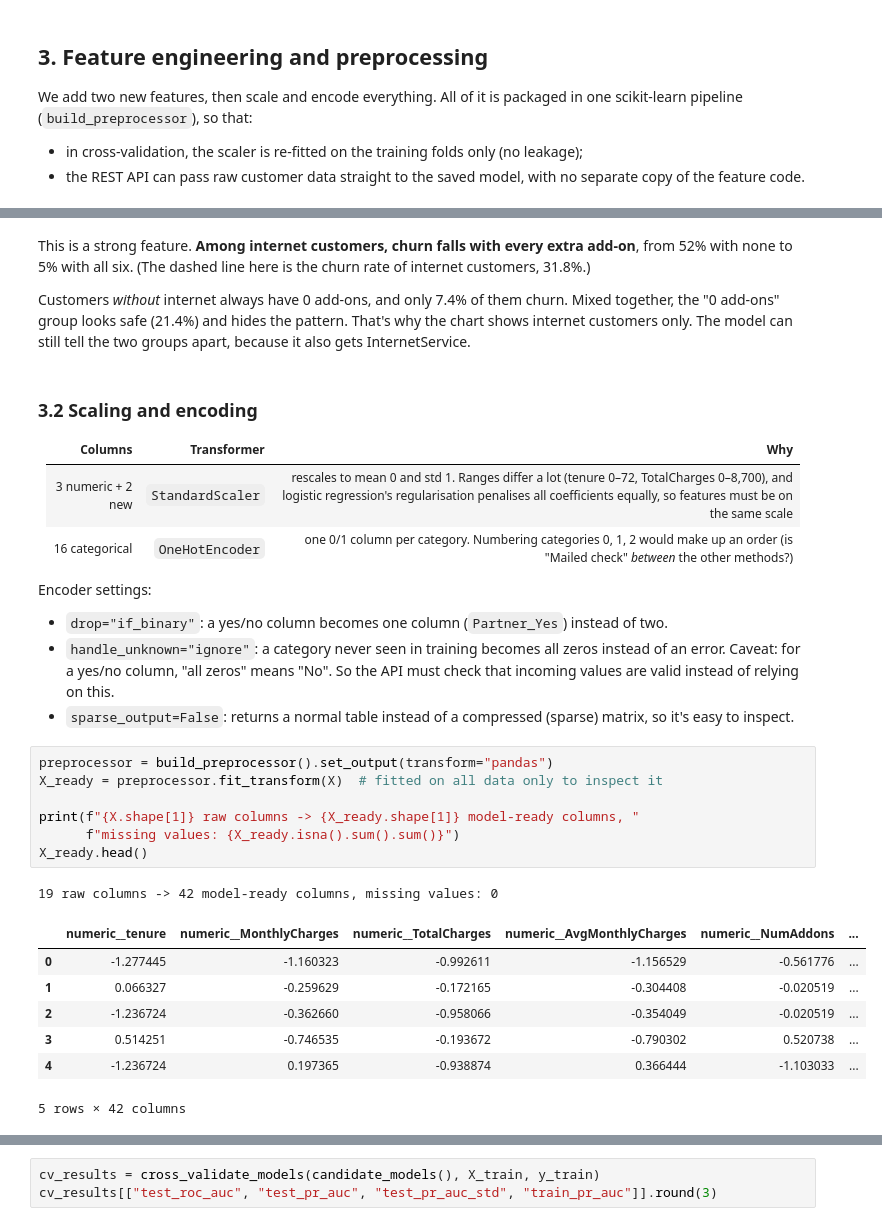
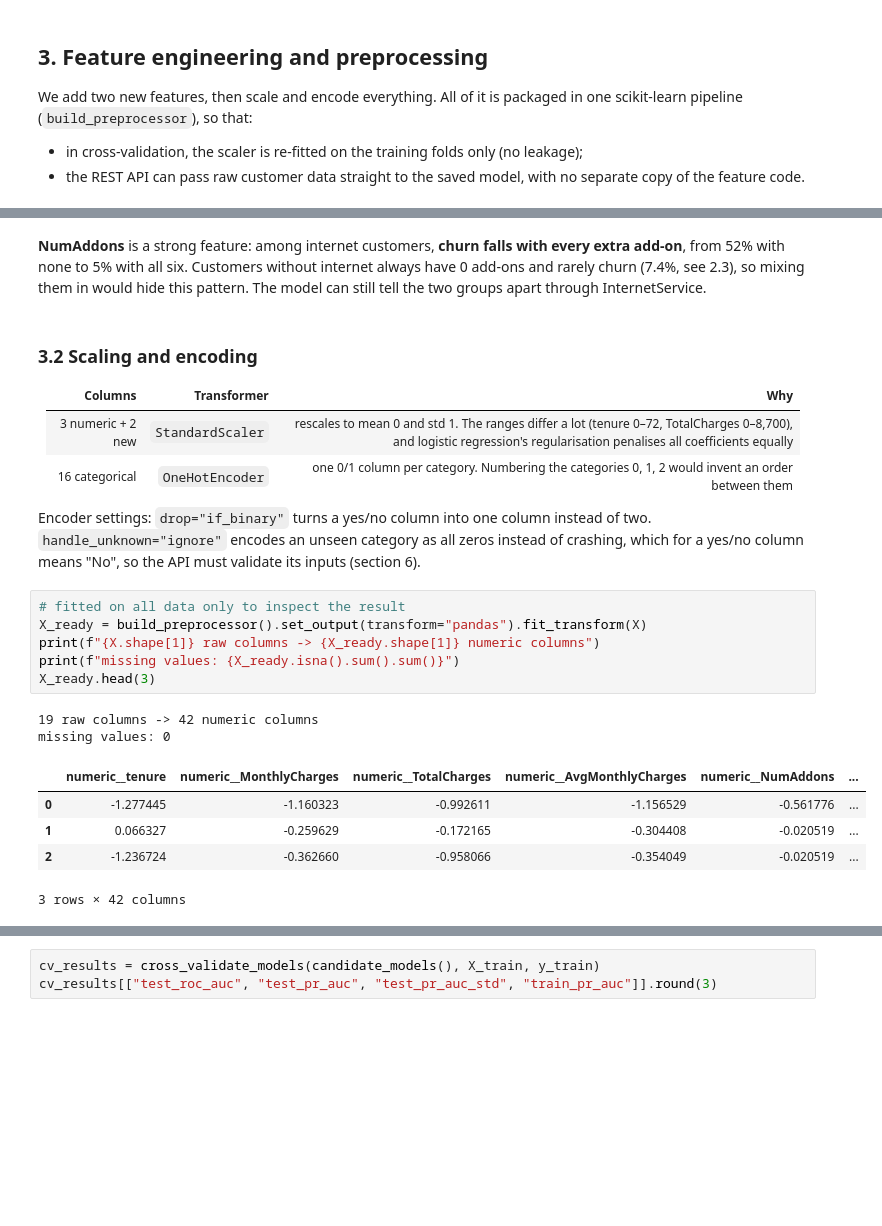
Before and after one commit to MuteMuty/telco-churn, a Jupyter notebook: notebooks/churn_analysis.ipynb, the cells around one changed output, grey strips where cells are left out. Drawn from its saved outputs; the diff is of its cells as text; blank space fills up the shorter version.

```diff
--- a/notebooks/churn_analysis.ipynb
+++ b/notebooks/churn_analysis.ipynb
@@ -361,34 +282,27 @@ plt.show()
 # %% [output]
 [figure]
 # %% [markdown]
-This is a strong feature. **Among internet customers, churn falls with every extra add-on**, from 52% with none to 5% with all six. (The dashed line here is the churn rate of internet customers, 31.8%.)
-
-Customers *without* internet always have 0 add-ons, and only 7.4% of them churn. Mixed together, the "0 add-ons" group looks safe (21.4%) and hides the pattern. That's why the chart shows internet customers only. The model can still tell the two groups apart, because it also gets InternetService.
+**NumAddons** is a strong feature: among internet customers, **churn falls with every extra add-on**, from 52% with none to 5% with all six. Customers without internet always have 0 add-ons and rarely churn (7.4%, see 2.3), so mixing them in would hide this pattern. The model can still tell the two groups apart through InternetService.
 # %% [markdown]
 ### 3.2 Scaling and encoding
 
 | Columns | Transformer | Why |
 |---|---|---|
-| 3 numeric + 2 new | `StandardScaler` | rescales to mean 0 and std 1. Ranges differ a lot (tenure 0–72, TotalCharges 0–8,700), and logistic regression's regularisation penalises all coefficients equally, so features must be on the same scale |
-| 16 categorical | `OneHotEncoder` | one 0/1 column per category. Numbering categories 0, 1, 2 would make up an order (is "Mailed check" *between* the other methods?) |
+| 3 numeric + 2 new | `StandardScaler` | rescales to mean 0 and std 1. The ranges differ a lot (tenure 0–72, TotalCharges 0–8,700), and logistic regression's regularisation penalises all coefficients equally |
+| 16 categorical | `OneHotEncoder` | one 0/1 column per category. Numbering the categories 0, 1, 2 would invent an order between them |
 
-Encoder settings:
-- `drop="if_binary"`: a yes/no column becomes one column (`Partner_Yes`) instead of two.
-- `handle_unknown="ignore"`: a category never seen in training becomes all zeros instead of an error. Caveat: for a yes/no column, "all zeros" means "No". So the API must check that incoming values are valid instead of relying on this.
-- `sparse_output=False`: returns a normal table instead of a compressed (sparse) matrix, so it's easy to inspect.
+Encoder settings: `drop="if_binary"` turns a yes/no column into one column instead of two. `handle_unknown="ignore"` encodes an unseen category as all zeros instead of crashing, which for a yes/no column means "No", so the API must validate its inputs (section 6).
 # %%
-preprocessor = build_preprocessor().set_output(transform="pandas")
-X_ready = preprocessor.fit_transform(X)  # fitted on all data only to inspect it
-
-print(f"{X.shape[1]} raw columns -> {X_ready.shape[1]} model-ready columns, "
-      f"missing values: {X_ready.isna().sum().sum()}")
-X_ready.head()
+# fitted on all data only to inspect the result
+X_ready = build_preprocessor().set_output(transform="pandas").fit_transform(X)
+print(f"{X.shape[1]} raw columns -> {X_ready.shape[1]} numeric columns")
+print(f"missing values: {X_ready.isna().sum().sum()}")
+X_ready.head(3)
 # %% [output]
-19 raw columns -> 42 model-ready columns, missing values: 0
+19 raw columns -> 42 numeric columns
+missing values: 0
 |  | numeric__tenure | numeric__MonthlyCharges | numeric__TotalCharges | numeric__AvgMonthlyCharges | numeric__NumAddons | ... |
 | 0 | -1.277445 | -1.160323 | -0.992611 | -1.156529 | -0.561776 | ... |
 | 1 | 0.066327 | -0.259629 | -0.172165 | -0.304408 | -0.020519 | ... |
 | 2 | -1.236724 | -0.362660 | -0.958066 | -0.354049 | -0.020519 | ... |
-| 3 | 0.514251 | -0.746535 | -0.193672 | -0.790302 | 0.520738 | ... |
-| 4 | -1.236724 | 0.197365 | -0.938874 | 0.366444 | -1.103033 | ... |
-5 rows × 42 columns
+3 rows × 42 columns
```
Also changed, not shown: parts of 61 cells of this notebook, 1 other file.
